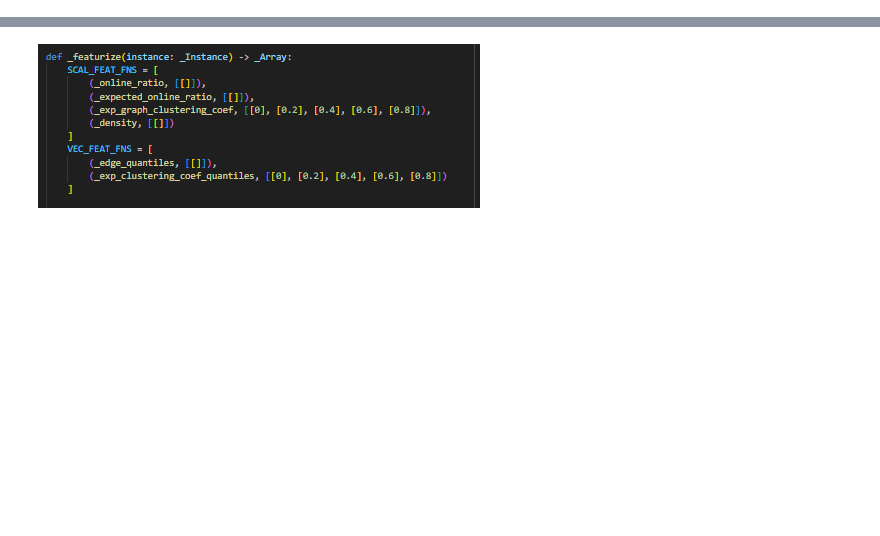
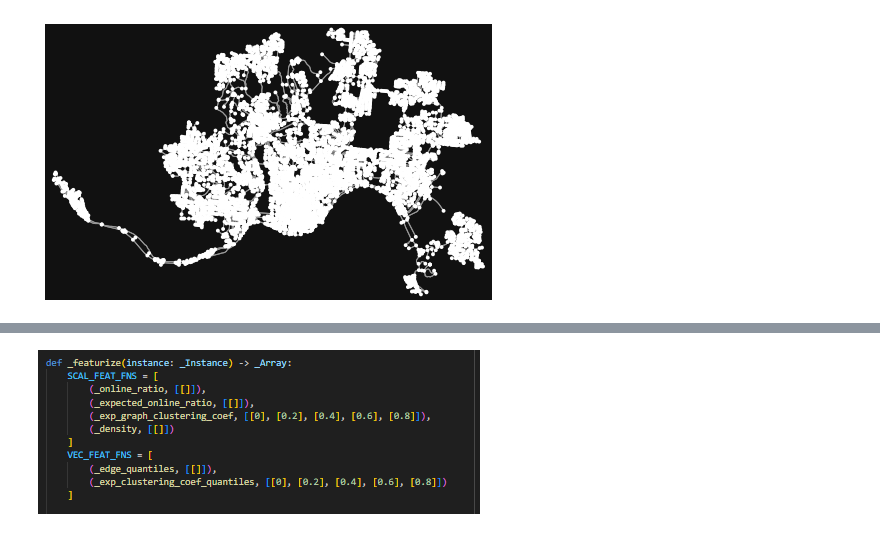
Before and after one commit to anders-wikum/GNN-OBM, a Jupyter notebook: osmnx_testing.ipynb, the cells around one changed output, grey strips where cells are left out. Saved outputs shown, nothing was run; the diff lists cells and outputs as text; code cells hidden in the pictures; blank space fills up the shorter version.

```diff
--- a/osmnx_testing.ipynb
+++ b/osmnx_testing.ipynb
@@ -10,13 +10,14 @@ import pickle
 %load_ext autoreload
 %autoreload 2
 # %%
-G = ox.graph_from_place("Piedmont, California, USA", network_type="drive")
+G = ox.graph_from_place("Cincinnati, Ohio, USA", network_type="drive")
 # G = ox.graph_from_place("Founex, Switzerland", network_type="drive")
 #G = ox.graph_from_place("San Francisco, California, USA", network_type="drive")
 G = ox.speed.add_edge_speeds(G)
 G = ox.speed.add_edge_travel_times(G)
 fig, ax = ox.plot_graph(G)
-fig.savefig("data/founex")
+# %% [output]
+[figure, added]
 # %%
 places = [
     "Piedmont, California, USA",
```
Also changed, not shown: parts of 2 cells of this notebook, 7 other files.
